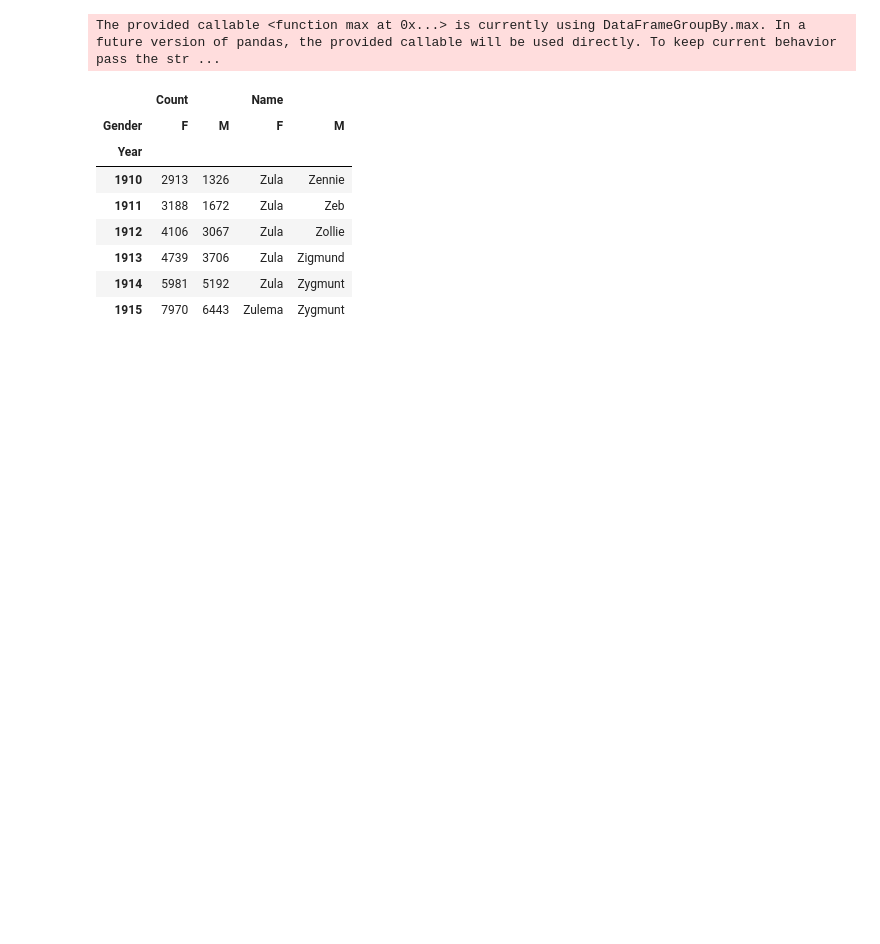
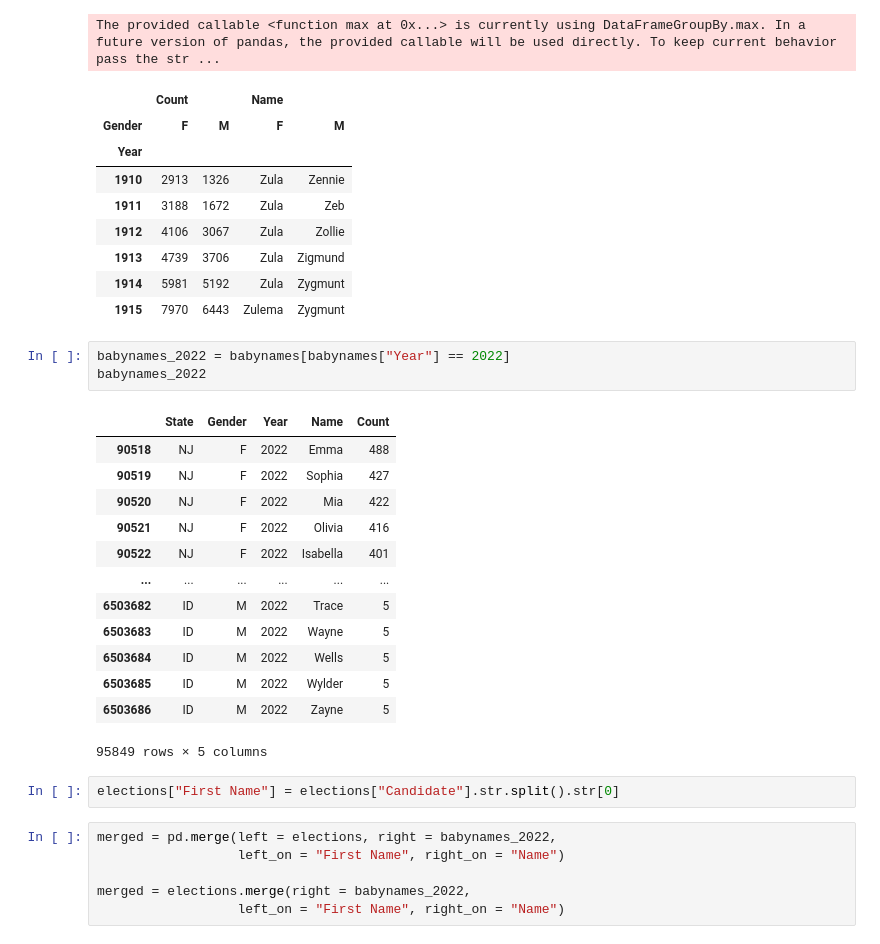
Before and after one commit to AndrewHung87/PandaPractice, a Jupyter notebook: Pandas_III.ipynb, the cells around one changed output. Drawn from its saved outputs; the diff is of its cells as text; blank space fills up the shorter version.

```diff
--- a/Pandas_III.ipynb
+++ b/Pandas_III.ipynb
@@ -185,3 +185,28 @@ The provided callable <function max at 0x...> is currently using DataFrameGroupB
 | 1913 | 4739 | 3706 | Zula | Zigmund |
 | 1914 | 5981 | 5192 | Zula | Zygmunt |
 | 1915 | 7970 | 6443 | Zulema | Zygmunt |
+# %%
+babynames_2022 = babynames[babynames["Year"] == 2022]
+babynames_2022
+# %% [output]
+|  | State | Gender | Year | Name | Count |
+| 90518 | NJ | F | 2022 | Emma | 488 |
+| 90519 | NJ | F | 2022 | Sophia | 427 |
+| 90520 | NJ | F | 2022 | Mia | 422 |
+| 90521 | NJ | F | 2022 | Olivia | 416 |
+| 90522 | NJ | F | 2022 | Isabella | 401 |
+| ... | ... | ... | ... | ... | ... |
+| 6503682 | ID | M | 2022 | Trace | 5 |
+| 6503683 | ID | M | 2022 | Wayne | 5 |
+| 6503684 | ID | M | 2022 | Wells | 5 |
+| 6503685 | ID | M | 2022 | Wylder | 5 |
+| 6503686 | ID | M | 2022 | Zayne | 5 |
+95849 rows × 5 columns
+# %%
+elections["First Name"] = elections["Candidate"].str.split().str[0]
+# %%
+merged = pd.merge(left = elections, right = babynames_2022,
+                  left_on = "First Name", right_on = "Name")
+
+merged = elections.merge(right = babynames_2022,
+                  left_on = "First Name", right_on = "Name")
```
